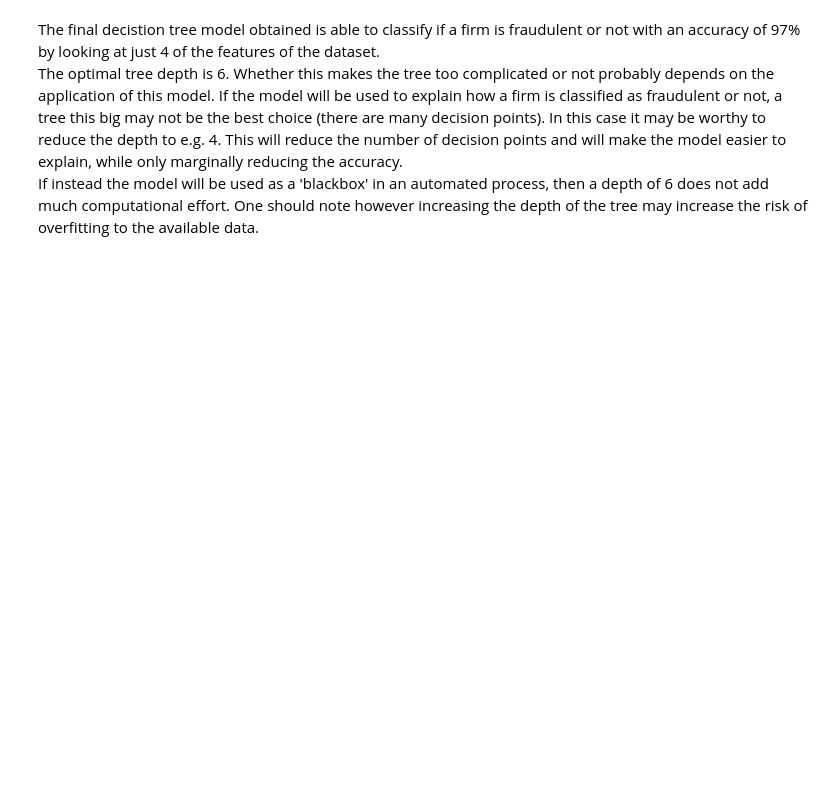
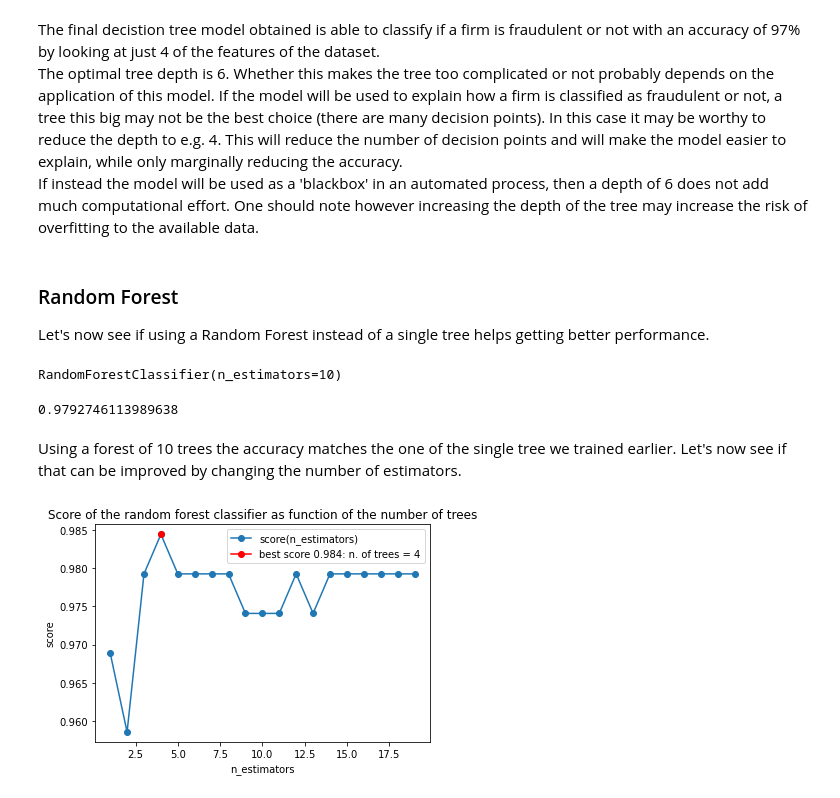
Before and after one commit to classifyML/machine-learning, a Jupyter notebook: Fraud Detection/FraudDetection.ipynb, the cells around one changed output. Saved outputs shown, nothing was run; the diff lists cells and outputs as text; code cells hidden in the pictures; blank space fills up the shorter version.

Commit message:
Added  random forest

```diff
--- a/Fraud Detection/FraudDetection.ipynb
+++ b/Fraud Detection/FraudDetection.ipynb
@@ -588,3 +600,7 @@ In this case we have just 2 instances of frauds not detected, and 3 instance of
 The final decistion tree model obtained is able to classify if a firm is fraudulent or not with an accuracy of 97% by looking at just 4 of the features of the dataset.
 The optimal tree depth is 6. Whether this makes the tree too complicated or not probably depends on the application of this model. If the model will be used to explain how a firm is classified as fraudulent or not, a tree this big may not be the best choice (there are many decision points). In this case it may be worthy to reduce the depth to e.g. 4. This will reduce the number of decision points and will make the model easier to explain, while only marginally reducing the accuracy.
 If instead the model will be used as a 'blackbox' in an automated process, then a depth of 6 does not add much computational effort. One should note however increasing the depth of the tree may increase the risk of overfitting to the available data.
+# %% [markdown]
+### Random Forest
+
+Let's now see if using a Random Forest instead of a single tree helps getting better performance.
@@ -590,0 +609,41 @@ If instead the model will be used as a 'blackbox' in an automated process, then
+# %%
+# Fit a classification tree
+clf = RandomForestClassifier(n_estimators=10)
+# Train the model
+clf.fit(X_train, y_train)
+# %% [output]
+RandomForestClassifier(n_estimators=10)
+# %%
+# class predictions
+predictions = clf.predict(X_test)
+# calculate classification accuracy
+score = clf.score(X_test, y_test)
+score
+# %% [output]
+0.9792746113989638
+# %% [markdown]
+Using a forest of 10 trees the accuracy matches the one of the single tree we trained earlier. Let's now see if that can be improved by changing the number of estimators.
+# %%
+min_n_estim = 1
+max_n_estim = 20
+scores = []
+for n in range (min_n_estim, max_n_estim):
+    # Fit a random forest classifier
+    clf = RandomForestClassifier(n_estimators = n, random_state=17)
+    # Train the model
+    clf.fit(X_train, y_train)
+    # class predictions (not predicted probabilities)
+    predictions = clf.predict(X_test)
+    scores.append(clf.score(X_test, y_test))
+best_n_estimators = scores.index(max(scores)) + min_n_estim
+
+plt.plot(range(min_n_estim, max_n_estim), scores, label='score(n_estimators)', marker='o')
+plt.title('Score of the random forest classifier as function of the number of trees')
+plt.xlabel('n_estimators')
+plt.ylabel('score')
+plt.plot(best_n_estimators, max(scores),
+         label=f'best score {max(scores):.3f}: n. of trees = {best_n_estimators}',
+         marker='o', color = 'r')
+plt.legend();
+# %% [output]
+[figure, added]
```
Also changed, not shown: parts of 27 cells of this notebook.
